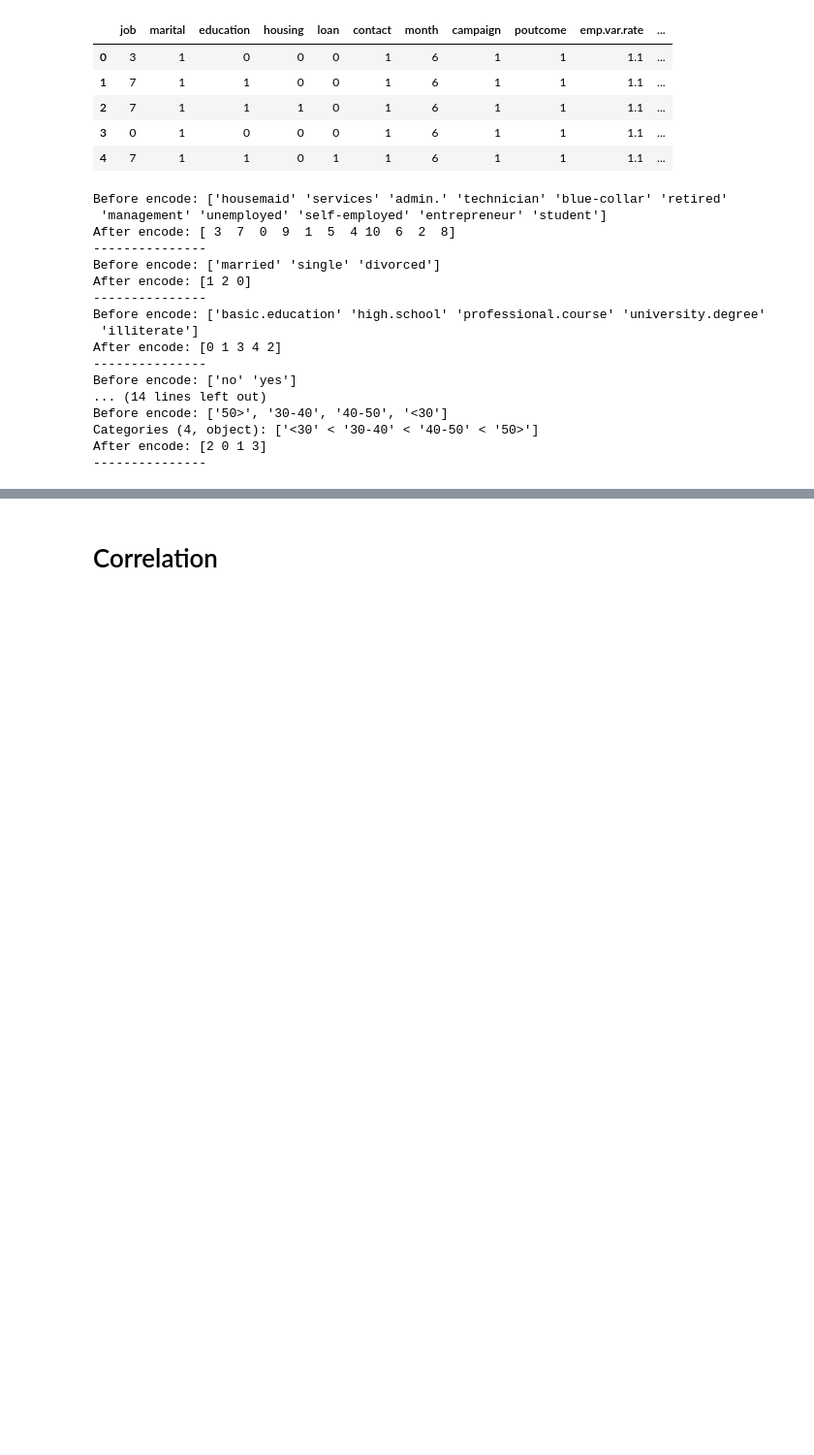
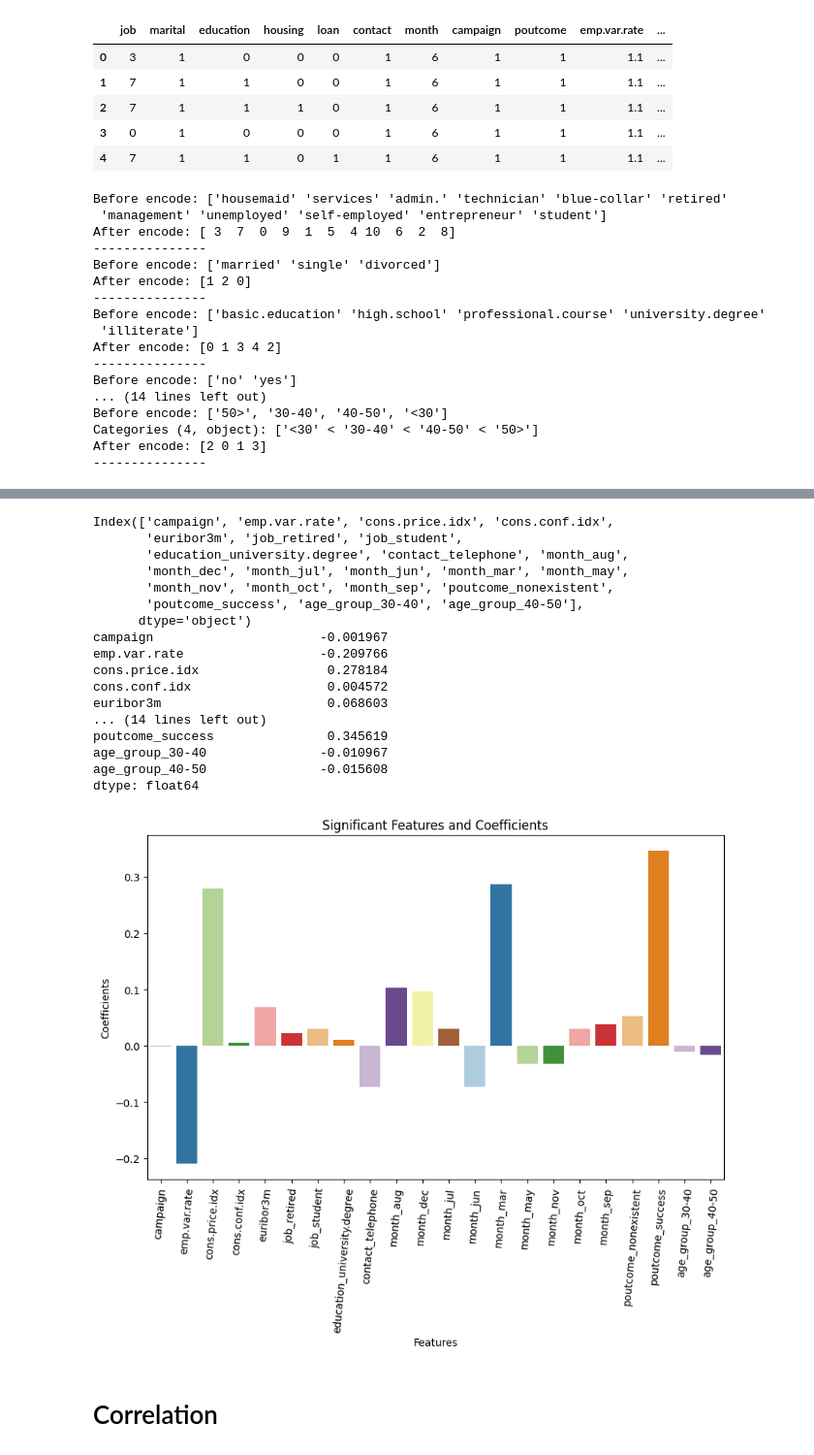
Before and after one commit to only18days/Bank-Marketing-Analysis, a Jupyter notebook: Bank Marketing Analysis.ipynb, the cells around one changed output, grey strips where cells are left out. Shown at 97% size. Cells and saved outputs as stored; diff of their text form; code cells hidden in the pictures; blank space fills up the shorter version.

```diff
--- a/Bank Marketing Analysis.ipynb
+++ b/Bank Marketing Analysis.ipynb
@@ -440,0 +456,7 @@ After encode: [2 0 1 3]
+# %%
+# Dummy
+dummy_df = pd.get_dummies(df, columns=cat_cols, drop_first=True)
+
+# Encode 'y' column
+dummy_df['y'] = label_encoder.fit_transform(dummy_df['y'])
+dummy_df
@@ -440,0 +477,9 @@ After encode: [2 0 1 3]
+# %%
+# OLS
+X = dummy_df.drop('y', axis=1)
+y = dummy_df['y']
+
+X = sm.add_constant(X)
+model = sm.OLS(y, X)
+results = model.fit()
+print(results.summary())
@@ -441,3 +504,38 @@ After encode: [2 0 1 3]
+# %%
+# Get signiifcant features and show their coefficients
+significant_features = results.pvalues[results.pvalues < 0.05].index
+
+# Remove 'const'  from significant_features
+significant_features = significant_features.drop('const')
+print(significant_features)
+print(results.params[significant_features])
+# Visualization of most important features
+plt.figure(figsize=(10, 6))
+sns.barplot(x=significant_features, y=results.params[significant_features], palette=palette)
+plt.xticks(rotation=85)
+plt.title('Significant Features and Coefficients')
+plt.xlabel('Features')
+plt.ylabel('Coefficients')
+plt.show()
+# %% [output]
+Index(['campaign', 'emp.var.rate', 'cons.price.idx', 'cons.conf.idx',
+       'euribor3m', 'job_retired', 'job_student',
+       'education_university.degree', 'contact_telephone', 'month_aug',
+       'month_dec', 'month_jul', 'month_jun', 'month_mar', 'month_may',
+       'month_nov', 'month_oct', 'month_sep', 'poutcome_nonexistent',
+       'poutcome_success', 'age_group_30-40', 'age_group_40-50'],
+      dtype='object')
+campaign                      -0.001967
+emp.var.rate                  -0.209766
+cons.price.idx                 0.278184
+cons.conf.idx                  0.004572
+euribor3m                      0.068603
+... (14 lines left out)
+poutcome_success               0.345619
+age_group_30-40               -0.010967
+age_group_40-50               -0.015608
+dtype: float64
+[figure, added]
 # %% [markdown]
 # Correlation
 # %%
```
Also changed, not shown: parts of 30 cells of this notebook.
